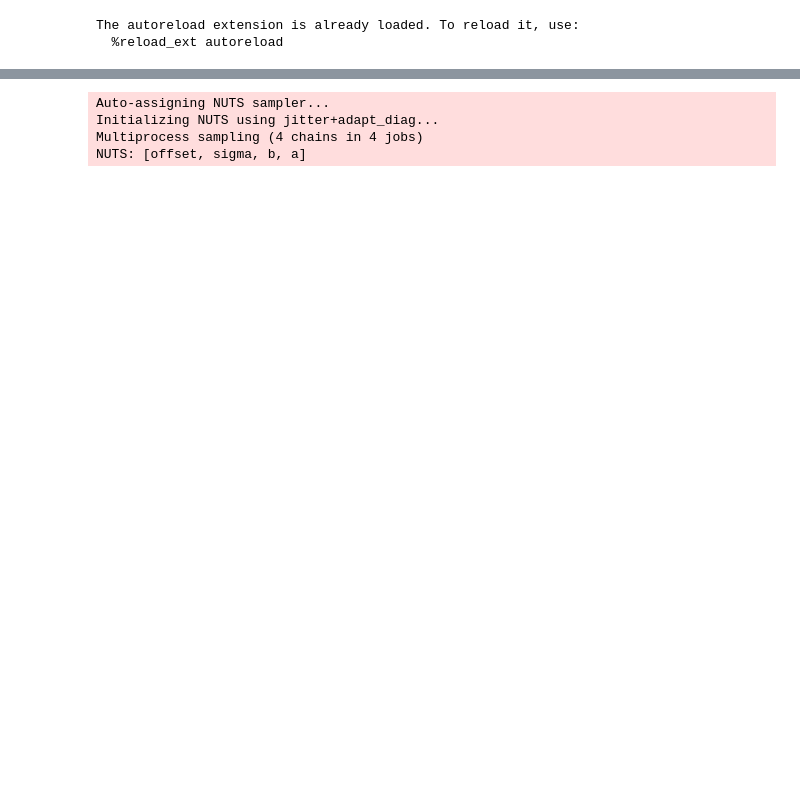
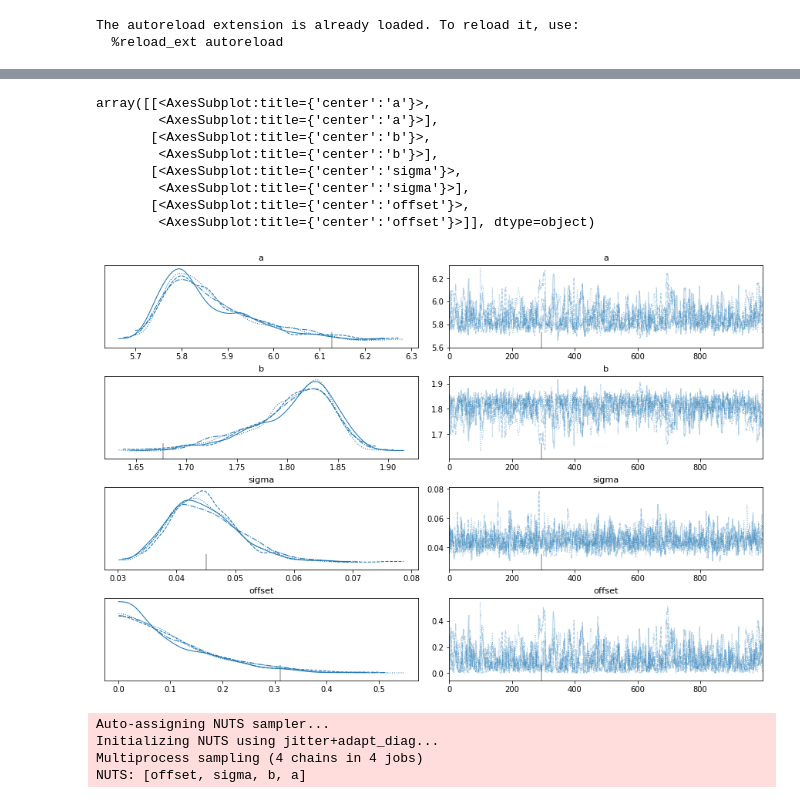
Before and after one commit to thodson-usgs/ratingcurve, a Jupyter notebook: notebooks_old/01_single_control_offset_unstd.ipynb, the cells around one changed output, grey strips where cells are left out. Cells and saved outputs as stored; diff of their text form; code cells hidden in the pictures; blank space fills up the shorter version.

```diff
--- a/notebooks_old/01_single_control_offset_unstd.ipynb
+++ b/notebooks_old/01_single_control_offset_unstd.ipynb
@@ -137,3 +140,46 @@ s_sigma = 0.02
 #s_sigma = 0.5
 
 n = df['q'].shape[0]
+# %%
+lg_q = np.log(q_obs)
+lg_q_u = lg_q.mean()
+lg_q_s = lg_q.std()
+
+lg_s = np.log(s_obs)
+lg_s_s = lg_s.std()
+slope_u = lg_q_s/lg_s_s
+f = 3
+offset_max = np.min([s_obs.min()*0.9,6])
+
+error_model = pm.Model()
+
+# assume measurement error
+with error_model:
+    # Priors
+    a = pm.Normal("a", mu=lg_q_u, sigma=lg_q_s*f)
+    b = pm.Normal("b", mu=slope_u, sigma=slope_u)
+    sigma = pm.HalfNormal('sigma', sigma=lg_q_s)
+    offset = pm.Uniform('offset', 0, offset_max)
+    #offset = pm.HalfNormal('offset', sigma=2)
+    #q_obs_o = q_obs
+
+    # Observation model
+    q_true = q_obs + q_sigma * pm.Normal.dist(0,1).random(size=n)
+    s_true = s_obs + s_sigma * pm.Normal.dist(0,1).random(size=n)
+
+    #q_std = tt_log_standardize(q_true, x_o=q_obs)
+    #s_std = tt_log_standardize(s_true-offset, x_o=s_obs-offset)
+
+    # Process model
+    #mu = a + b * lg_s #worked without offset
+    mu = a + b * tt.log(s_true - offset)
+    #y = pm.Lognormal("q", mu=mu, sigma=sigma, observed=q_obs)
+    q = pm.Lognormal("q",
+                 mu=mu,
+                 sigma=sigma,
+                 observed=q_true)
+
+    #q_sim = pm.Deterministic('q_sim', tt.exp(y))
+# %%
+with error_model:
+    error_trace = pm.sample(1000, tune=1000, return_inferencedata=False, target_accept=0.95)
@@ -140,3 +195,15 @@ n = df['q'].shape[0]
+# %%
+pm.traceplot(error_trace)
+# %% [output]
+array([[<AxesSubplot:title={'center':'a'}>,
+        <AxesSubplot:title={'center':'a'}>],
+       [<AxesSubplot:title={'center':'b'}>,
+        <AxesSubplot:title={'center':'b'}>],
+       [<AxesSubplot:title={'center':'sigma'}>,
+        <AxesSubplot:title={'center':'sigma'}>],
+       [<AxesSubplot:title={'center':'offset'}>,
+        <AxesSubplot:title={'center':'offset'}>]], dtype=object)
+[figure, added]
 # %%
 lg_q = np.log(q_obs)
 lg_q_u = lg_q.mean()
```
Also changed, not shown: parts of 2 cells of this notebook, 10 other files.
